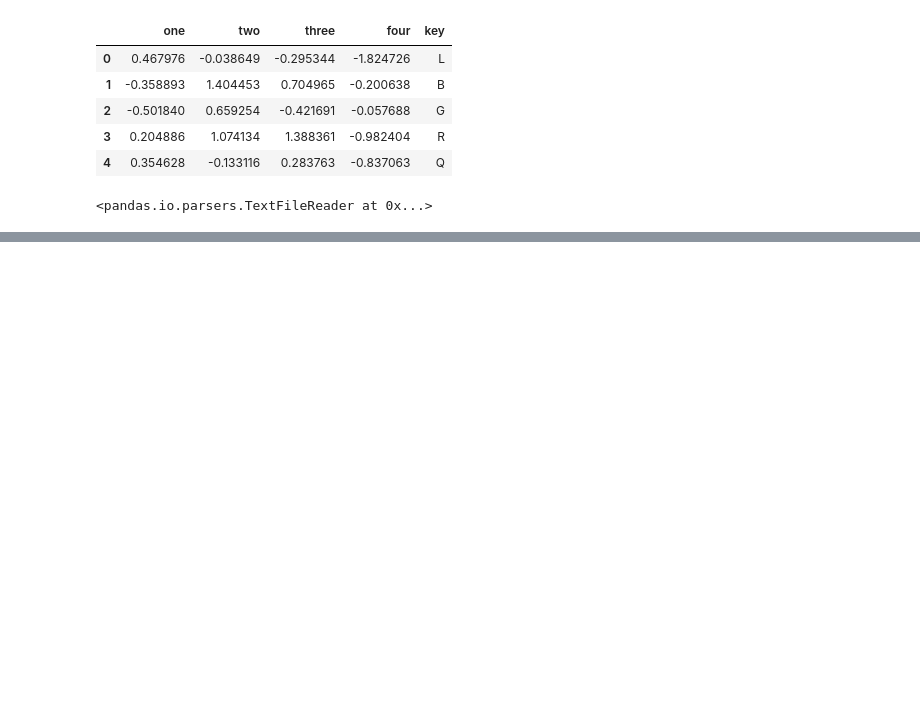
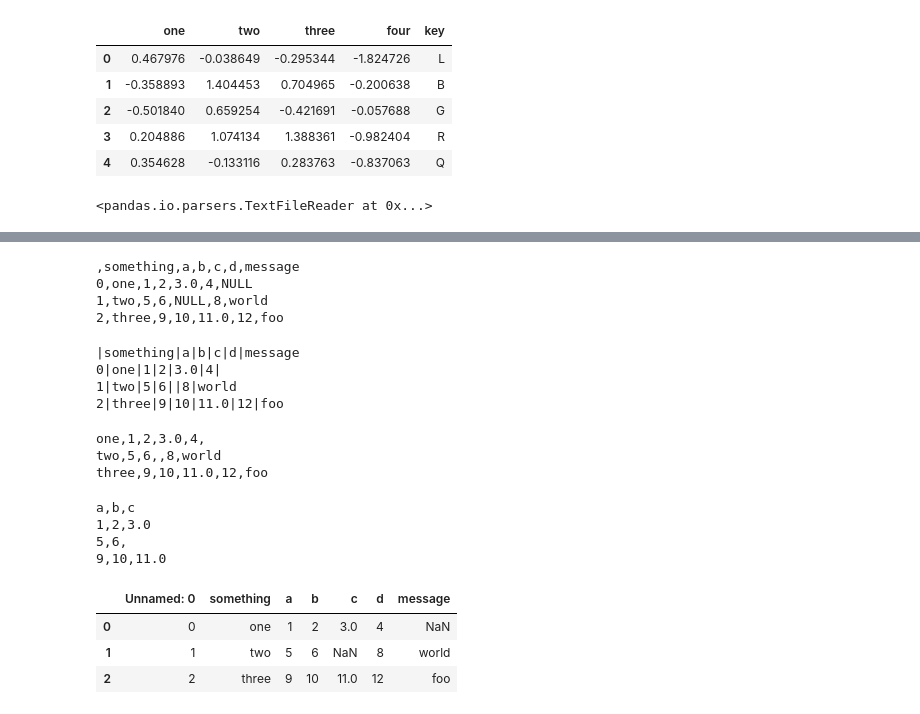
Before and after one commit to SulemanJaved/PIAIC-quarter2-practice, a Jupyter notebook: pandas/pandas_book_chap#6_Practice.ipynb, the cells around one changed output, grey strips where cells are left out. Cells and saved outputs as stored; diff of their text form; code cells hidden in the pictures; blank space fills up the shorter version.

```diff
--- a/pandas/pandas_book_chap#6_Practice.ipynb
+++ b/pandas/pandas_book_chap#6_Practice.ipynb
@@ -165,0 +193,34 @@ tot[:10]
+# %%
+data.to_csv(sys.stdout, na_rep='NULL')
+# %% [output]
+,something,a,b,c,d,message
+0,one,1,2,3.0,4,NULL
+1,two,5,6,NULL,8,world
+2,three,9,10,11.0,12,foo
+# %%
+data.to_csv(sys.stdout, sep='|')
+# %% [output]
+|something|a|b|c|d|message
+0|one|1|2|3.0|4|
+1|two|5|6||8|world
+2|three|9|10|11.0|12|foo
+# %%
+data.to_csv(sys.stdout, index=False, header=False)
+# %% [output]
+one,1,2,3.0,4,
+two,5,6,,8,world
+three,9,10,11.0,12,foo
+# %%
+data.to_csv(sys.stdout, index=False, columns=['a', 'b', 'c'])
+# %% [output]
+a,b,c
+1,2,3.0
+5,6,
+9,10,11.0
+# %%
+pd.read_csv('Files/out.csv')
+# %% [output]
+|  | Unnamed: 0 | something | a | b | c | d | message |
+| 0 | 0 | one | 1 | 2 | 3.0 | 4 | NaN |
+| 1 | 1 | two | 5 | 6 | NaN | 8 | world |
+| 2 | 2 | three | 9 | 10 | 11.0 | 12 | foo |
```
Also changed, not shown: parts of 67 cells of this notebook, 12 other files.
